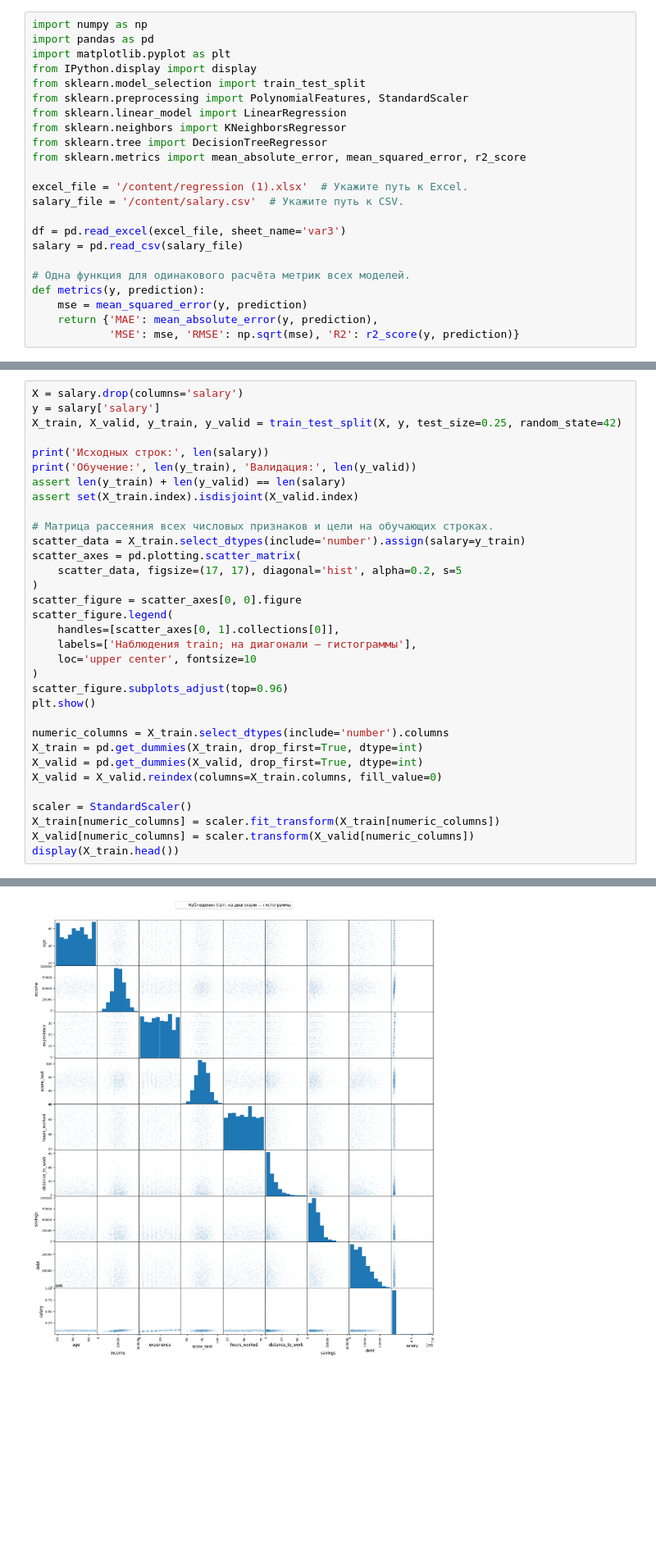
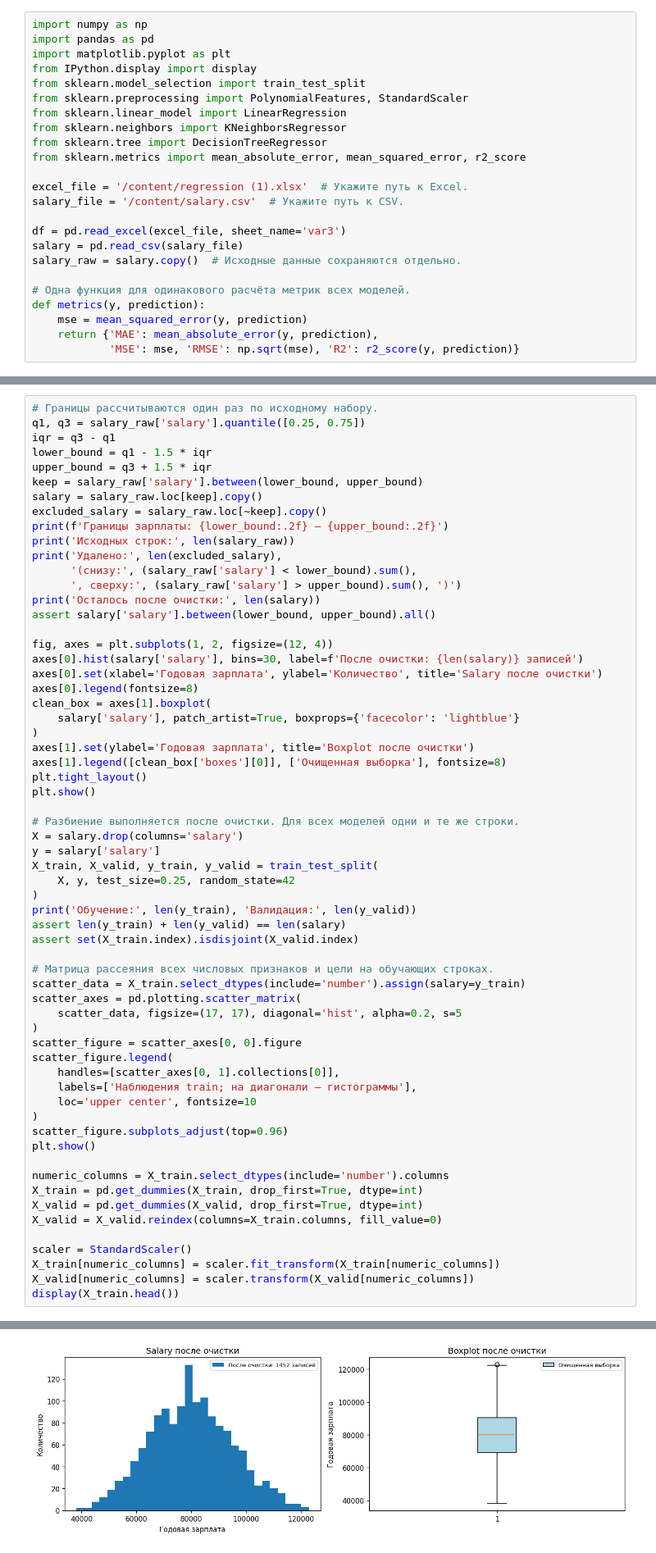
Before and after one commit to Mishgan06/Labs_5sem, a Jupyter notebook: data_analysis_lab3_var13/ЛР3_Вариант_13_исправленная.ipynb, the cells around one changed output, grey strips where cells are left out. Shown at 82% size. Saved outputs shown, nothing was run; the diff lists cells and outputs as text; blank space fills up the shorter version.

Commit message:
ЛР3: очистить аномальные зарплаты до разбиения и пересчитать графики

```diff
--- a/data_analysis_lab3_var13/ЛР3_Вариант_13_исправленная.ipynb
+++ b/data_analysis_lab3_var13/ЛР3_Вариант_13_исправленная.ipynb
@@ -24,6 +24,7 @@ salary_file = '/content/salary.csv'  # Укажите путь к CSV.
 
 df = pd.read_excel(excel_file, sheet_name='var3')
 salary = pd.read_csv(salary_file)
+salary_raw = salary.copy()  # Исходные данные сохраняются отдельно.
 
 # Одна функция для одинакового расчёта метрик всех моделей.
 def metrics(y, prediction):
@@ -324,9 +327,38 @@ remote_work : ['Yes' 'No']
 # %%
+# Границы рассчитываются один раз по исходному набору.
+q1, q3 = salary_raw['salary'].quantile([0.25, 0.75])
+iqr = q3 - q1
+lower_bound = q1 - 1.5 * iqr
+upper_bound = q3 + 1.5 * iqr
+keep = salary_raw['salary'].between(lower_bound, upper_bound)
+salary = salary_raw.loc[keep].copy()
+excluded_salary = salary_raw.loc[~keep].copy()
+print(f'Границы зарплаты: {lower_bound:.2f} — {upper_bound:.2f}')
+print('Исходных строк:', len(salary_raw))
+print('Удалено:', len(excluded_salary),
+      '(снизу:', (salary_raw['salary'] < lower_bound).sum(),
+      ', сверху:', (salary_raw['salary'] > upper_bound).sum(), ')')
+print('Осталось после очистки:', len(salary))
+assert salary['salary'].between(lower_bound, upper_bound).all()
+
+fig, axes = plt.subplots(1, 2, figsize=(12, 4))
+axes[0].hist(salary['salary'], bins=30, label=f'После очистки: {len(salary)} записей')
+axes[0].set(xlabel='Годовая зарплата', ylabel='Количество', title='Salary после очистки')
+axes[0].legend(fontsize=8)
+clean_box = axes[1].boxplot(
+    salary['salary'], patch_artist=True, boxprops={'facecolor': 'lightblue'}
+)
+axes[1].set(ylabel='Годовая зарплата', title='Boxplot после очистки')
+axes[1].legend([clean_box['boxes'][0]], ['Очищенная выборка'], fontsize=8)
+plt.tight_layout()
+plt.show()
+
+# Разбиение выполняется после очистки. Для всех моделей одни и те же строки.
 X = salary.drop(columns='salary')
 y = salary['salary']
-X_train, X_valid, y_train, y_valid = train_test_split(X, y, test_size=0.25, random_state=42)
-
-print('Исходных строк:', len(salary))
+X_train, X_valid, y_train, y_valid = train_test_split(
+    X, y, test_size=0.25, random_state=42
+)
 print('Обучение:', len(y_train), 'Валидация:', len(y_valid))
 assert len(y_train) + len(y_valid) == len(salary)
 assert set(X_train.index).isdisjoint(X_valid.index)
@@ -360 +395 @@ display(X_train.head())
-[figure, old version]
+[figure, new version]
```
Also changed, not shown: parts of 10 cells of this notebook, 7 other files.
